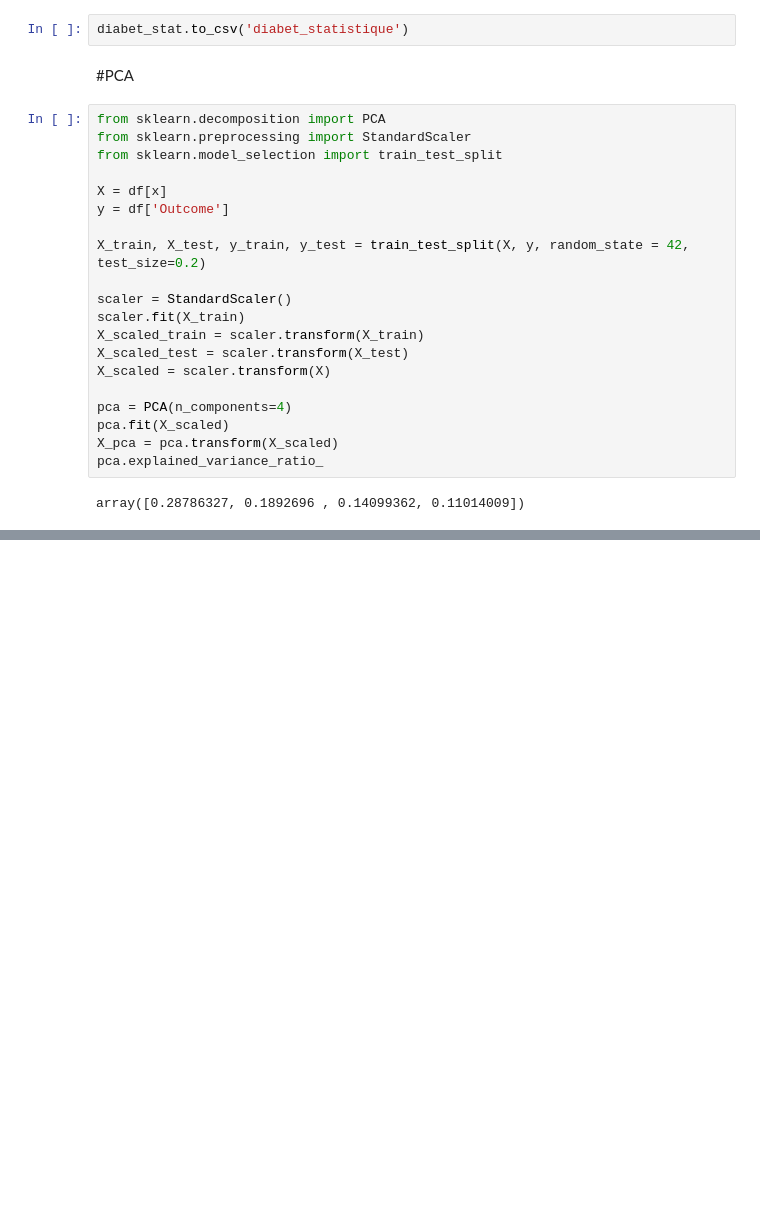
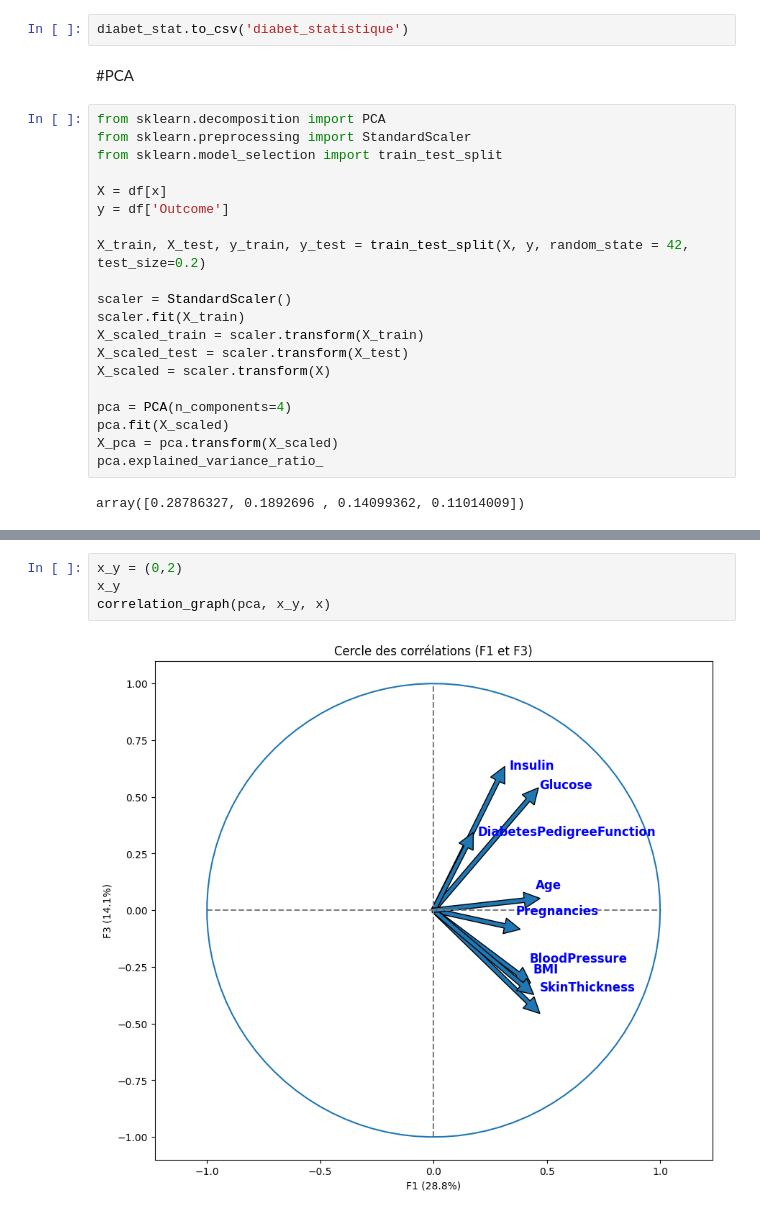
Before and after one commit to GITGENome/diabet, a Jupyter notebook: diabete_mod.ipynb, the cells around one changed output, grey strips where cells are left out. Cells and saved outputs as stored; diff of their text form; blank space fills up the shorter version.

```diff
--- a/diabete_mod.ipynb
+++ b/diabete_mod.ipynb
@@ -342,3 +457,9 @@ array([0.28786327, 0.1892696 , 0.14099362, 0.11014009])
+# %%
+x_y = (0,2)
+x_y
+correlation_graph(pca, x_y, x)
+# %% [output]
+[figure, added]
 # %%
 import plotly.express as px
 
```
Also changed, not shown: parts of 39 cells of this notebook.
